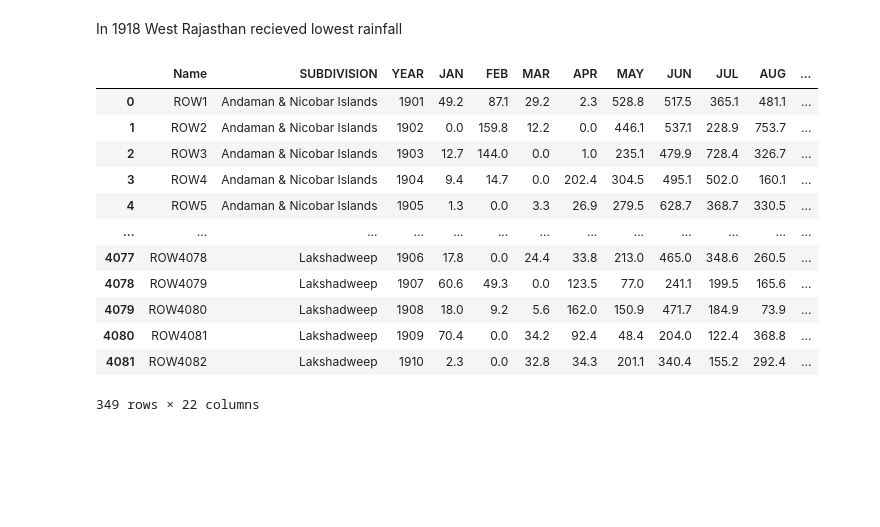
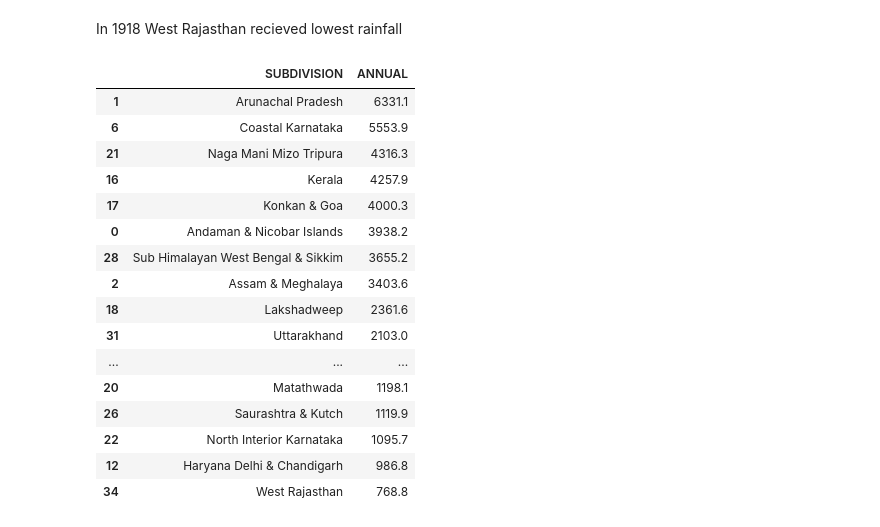
Before and after one commit to sammed97/Data-Analysis, a Jupyter notebook: Data_Analysis_Rainfall_in_India.ipynb, the cells around one changed output. Drawn from its saved outputs; the diff is of its cells as text; code cells hidden in the pictures; blank space fills up the shorter version.

```diff
--- a/Data_Analysis_Rainfall_in_India.ipynb
+++ b/Data_Analysis_Rainfall_in_India.ipynb
@@ -185,21 +187,24 @@ df_min_annual_rainfall
 | 1866 | ROW1867 | West Rajasthan | 1918 | 0.4 | 0.0 | 2.7 | 0.5 | 0.7 | 5.6 | 5.1 | 40.8 | ... |
 # %% [markdown]
 In 1918 West Rajasthan recieved lowest rainfall
-# %%
-#1901-1910
-df_1=df[df['YEAR']<1911]
-df_1
-# %% [output]
-|  | Name | SUBDIVISION | YEAR | JAN | FEB | MAR | APR | MAY | JUN | JUL | AUG | ... |
-| 0 | ROW1 | Andaman & Nicobar Islands | 1901 | 49.2 | 87.1 | 29.2 | 2.3 | 528.8 | 517.5 | 365.1 | 481.1 | ... |
-| 1 | ROW2 | Andaman & Nicobar Islands | 1902 | 0.0 | 159.8 | 12.2 | 0.0 | 446.1 | 537.1 | 228.9 | 753.7 | ... |
-| 2 | ROW3 | Andaman & Nicobar Islands | 1903 | 12.7 | 144.0 | 0.0 | 1.0 | 235.1 | 479.9 | 728.4 | 326.7 | ... |
-| 3 | ROW4 | Andaman & Nicobar Islands | 1904 | 9.4 | 14.7 | 0.0 | 202.4 | 304.5 | 495.1 | 502.0 | 160.1 | ... |
-| 4 | ROW5 | Andaman & Nicobar Islands | 1905 | 1.3 | 0.0 | 3.3 | 26.9 | 279.5 | 628.7 | 368.7 | 330.5 | ... |
-| ... | ... | ... | ... | ... | ... | ... | ... | ... | ... | ... | ... | ... |
-| 4077 | ROW4078 | Lakshadweep | 1906 | 17.8 | 0.0 | 24.4 | 33.8 | 213.0 | 465.0 | 348.6 | 260.5 | ... |
-| 4078 | ROW4079 | Lakshadweep | 1907 | 60.6 | 49.3 | 0.0 | 123.5 | 77.0 | 241.1 | 199.5 | 165.6 | ... |
-| 4079 | ROW4080 | Lakshadweep | 1908 | 18.0 | 9.2 | 5.6 | 162.0 | 150.9 | 471.7 | 184.9 | 73.9 | ... |
-| 4080 | ROW4081 | Lakshadweep | 1909 | 70.4 | 0.0 | 34.2 | 92.4 | 48.4 | 204.0 | 122.4 | 368.8 | ... |
-| 4081 | ROW4082 | Lakshadweep | 1910 | 2.3 | 0.0 | 32.8 | 34.3 | 201.1 | 340.4 | 155.2 | 292.4 | ... |
-349 rows × 22 columns
+# %%
+max_rainfall_divisionwise=df.groupby('SUBDIVISION')['ANNUAL'].max()
+max_rainfall_divisionwise.reset_index().sort_values(by='ANNUAL',ascending=False)
+# %% [output]
+|  | SUBDIVISION | ANNUAL |
+| 1 | Arunachal Pradesh | 6331.1 |
+| 6 | Coastal Karnataka | 5553.9 |
+| 21 | Naga Mani Mizo Tripura | 4316.3 |
+| 16 | Kerala | 4257.9 |
+| 17 | Konkan & Goa | 4000.3 |
+| 0 | Andaman & Nicobar Islands | 3938.2 |
+| 28 | Sub Himalayan West Bengal & Sikkim | 3655.2 |
+| 2 | Assam & Meghalaya | 3403.6 |
+| 18 | Lakshadweep | 2361.6 |
+| 31 | Uttarakhand | 2103.0 |
+| ... | ... | ... |
+| 20 | Matathwada | 1198.1 |
+| 26 | Saurashtra & Kutch | 1119.9 |
+| 22 | North Interior Karnataka | 1095.7 |
+| 12 | Haryana Delhi & Chandigarh | 986.8 |
+| 34 | West Rajasthan | 768.8 |
```
Also changed, not shown: parts of 5 cells of this notebook.
